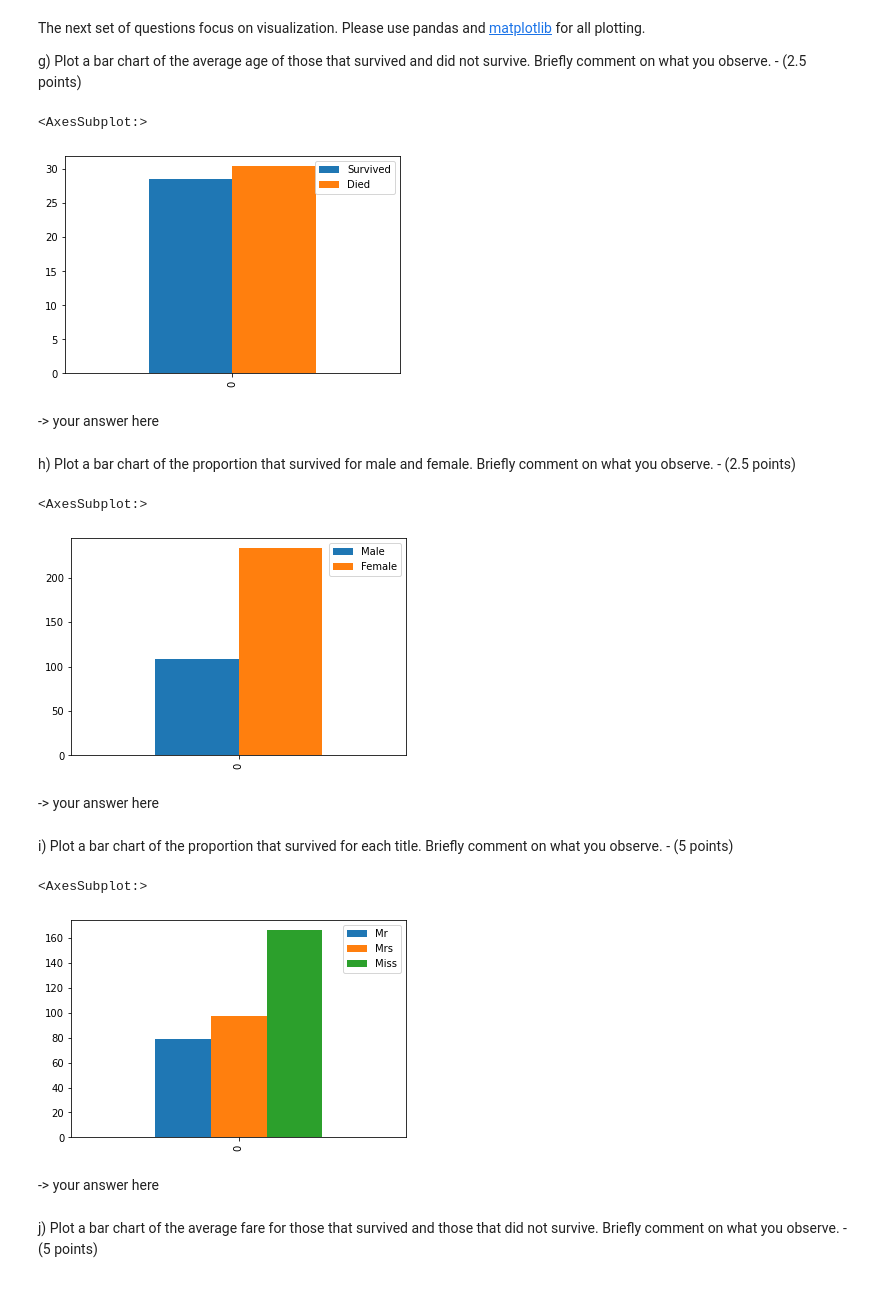
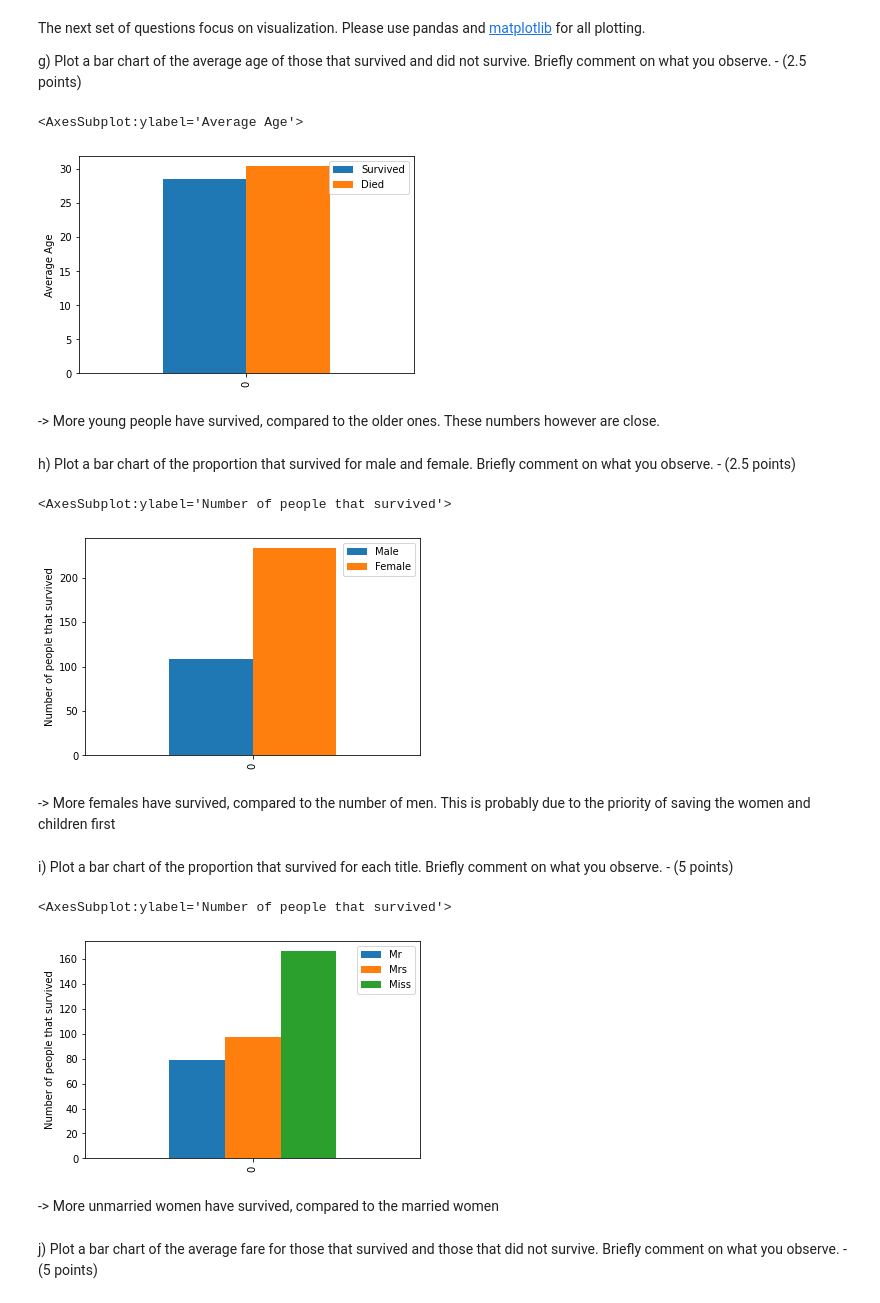
Before and after one commit to ivanisakov99/CS506, a Jupyter notebook: HW/hw1/homework1.ipynb, the cells around one changed output. Saved outputs shown, nothing was run; the diff lists cells and outputs as text; code cells hidden in the pictures.

```diff
--- a/HW/hw1/homework1.ipynb
+++ b/HW/hw1/homework1.ipynb
@@ -138,8 +132,6 @@ The next set of questions focus on visualization. Please use pandas and [matplot
 
 g) Plot a bar chart of the average age of those that survived and did not survive. Briefly comment on what you observe. - (2.5 points)
 # %%
-# your code here
-# %matplotlib inline
 import matplotlib.pyplot as plt
 
 newDF = pd.DataFrame(data={
@@ -147,18 +139,18 @@ newDF = pd.DataFrame(data={
     'Died': [df['Age'][df['Survived'].isin([0])].mean()]
 })
 
-newDF.plot(kind='bar')
-
-# df.plot(x= 'Survived', y='Age', kind='bar')
+newDF.plot(
+    ylabel='Average Age',
+    kind='bar',
+)
 # %% [output]
-<AxesSubplot:>
+<AxesSubplot:ylabel='Average Age'>
-[figure, old version]
+[figure, new version]
-# %% [markdown]
--> your answer here
+# %% [markdown]
+-> More young people have survived, compared to the older ones. These numbers however are close.
 # %% [markdown]
 h) Plot a bar chart of the proportion that survived for male and female. Briefly comment on what you observe. - (2.5 points)
 # %%
-# your code here
 males, females = 0, 0
 
 for entry in df['Sex'][df['Survived'].isin([1])]:
@@ -172,39 +164,42 @@ newDF = pd.DataFrame({
     'Female': [females],
 })
 
-newDF.plot(kind='bar')
+newDF.plot(
+    ylabel='Number of people that survived',
+    kind='bar',
+)
 # %% [output]
-<AxesSubplot:>
+<AxesSubplot:ylabel='Number of people that survived'>
-[figure, old version]
+[figure, new version]
-# %% [markdown]
--> your answer here
+# %% [markdown]
+-> More females have survived, compared to the number of men. This is probably due to the priority of saving the women and children first
 # %% [markdown]
 i) Plot a bar chart of the proportion that survived for each title. Briefly comment on what you observe. - (5 points)
 # %%
-# your code here
 mr, mrs, miss = 0, 0, 0
 for title in df['Title'][df['Survived'].isin([1])]:
     if title == 'Mr':
         mr += 1
     elif title == 'Mrs':
         mrs += 1
     else:
         miss += 1
 
 newDF = pd.DataFrame({
     'Mr': [mr],
     'Mrs': [mrs],
     'Miss': [miss],
 })
 
-newDF.plot(kind='bar')
-
-# newDF.head(10)
+newDF.plot(
+    ylabel='Number of people that survived',
+    kind='bar',
+)
 # %% [output]
-<AxesSubplot:>
+<AxesSubplot:ylabel='Number of people that survived'>
-[figure, old version]
+[figure, new version]
-# %% [markdown]
--> your answer here
+# %% [markdown]
+-> More unmarried women have survived, compared to the married women
 # %% [markdown]
 j) Plot a bar chart of the average fare for those that survived and those that did not survive. Briefly comment on what you observe. - (5 points)
 # %%
```
Also changed, not shown: parts of 18 cells of this notebook, 5 other files.
